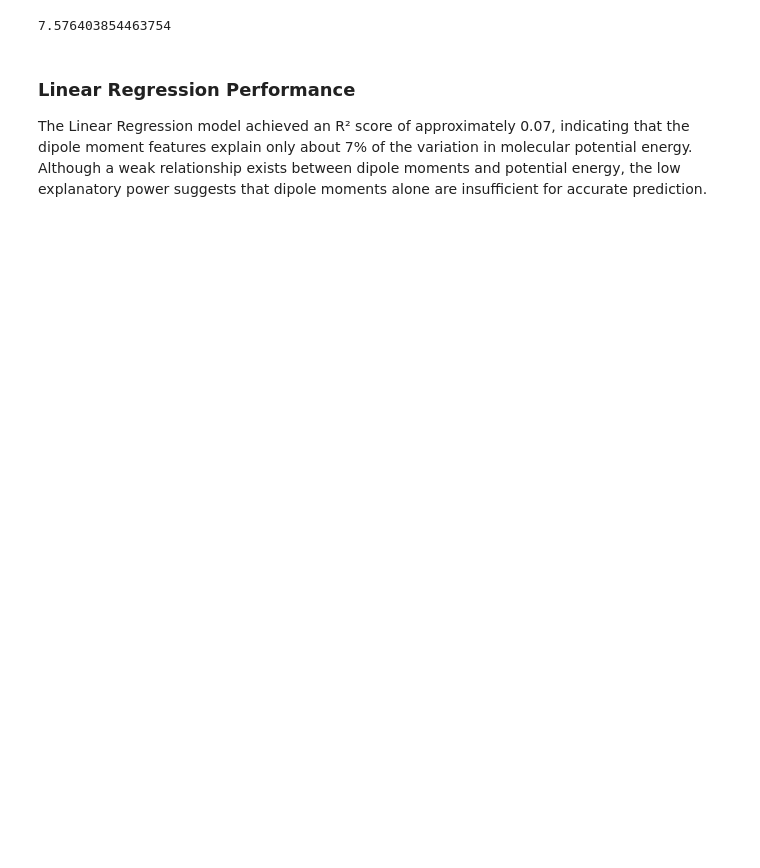
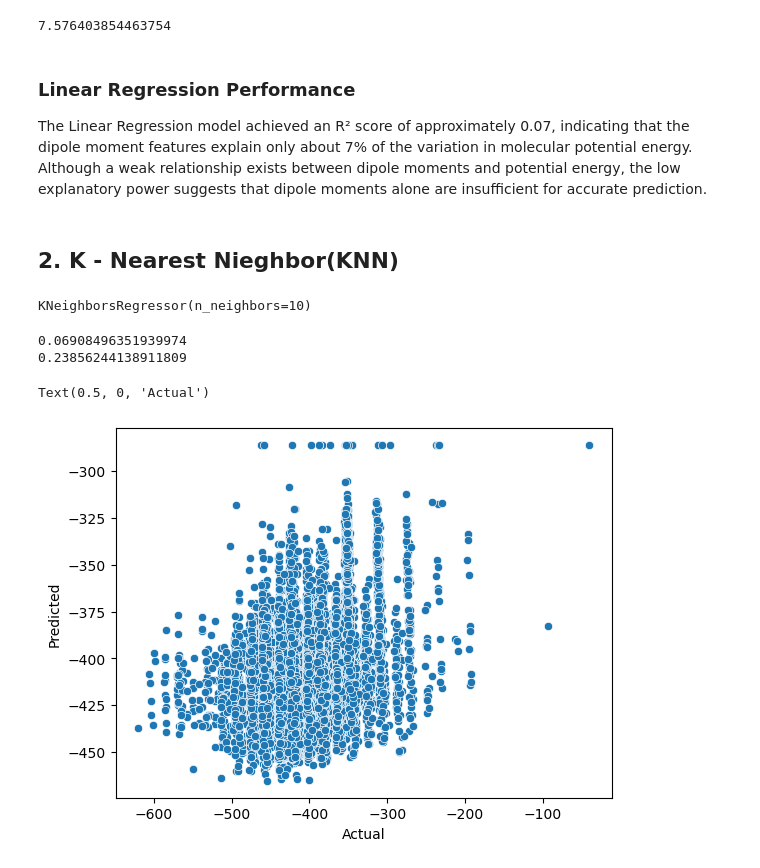
Before and after one commit to thedhawalpanchamiya/can-dipole-predict-energy, a Jupyter notebook: main.ipynb, the cells around one changed output. Saved outputs shown, nothing was run; the diff lists cells and outputs as text; code cells hidden in the pictures; blank space fills up the shorter version.

```diff
--- a/main.ipynb
+++ b/main.ipynb
@@ -333,3 +333,32 @@ model.score(x_test,y_test) * 100
 ### Linear Regression Performance
 
 The Linear Regression model achieved an R² score of approximately 0.07, indicating that the dipole moment features explain only about 7% of the variation in molecular potential energy. Although a weak relationship exists between dipole moments and potential energy, the low explanatory power suggests that dipole moments alone are insufficient for accurate prediction.
+# %% [markdown]
+## 2. K - Nearest Nieghbor(KNN)
+# %%
+from sklearn.neighbors import KNeighborsRegressor
+from sklearn.preprocessing import StandardScaler
+
+x_train_scaled  = StandardScaler().fit_transform(x_train)
+x_test_scaled  = StandardScaler().fit_transform(x_test)
+model = KNeighborsRegressor(n_neighbors= 10)
+# %%
+model.fit(x_train_scaled,y_train)
+# %% [output]
+KNeighborsRegressor(n_neighbors=10)
+# %%
+pred = model.predict(x_test_scaled)
+# %%
+print(model.score(x_test_scaled,y_test))
+print(model.score(x_train_scaled,y_train))
+# %% [output]
+0.06908496351939974
+0.23856244138911809
+# %%
+#lets have a look how our data actually worked lets see relations in y_test and pred
+sns.scatterplot(x = y_test , y = pred)
+plt.ylabel("Predicted")
+plt.xlabel("Actual")
+# %% [output]
+Text(0.5, 0, 'Actual')
+[figure, added]
```
Also changed, not shown: parts of 2 cells of this notebook.
